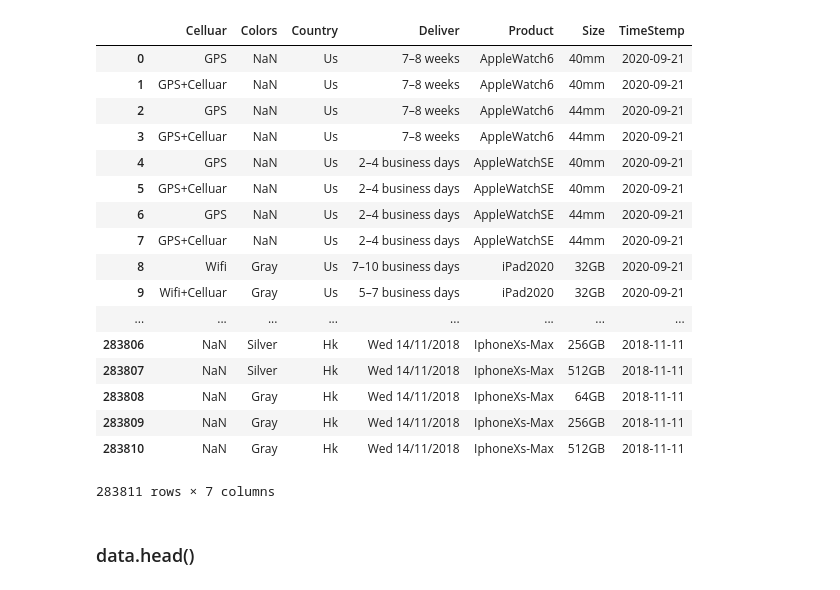
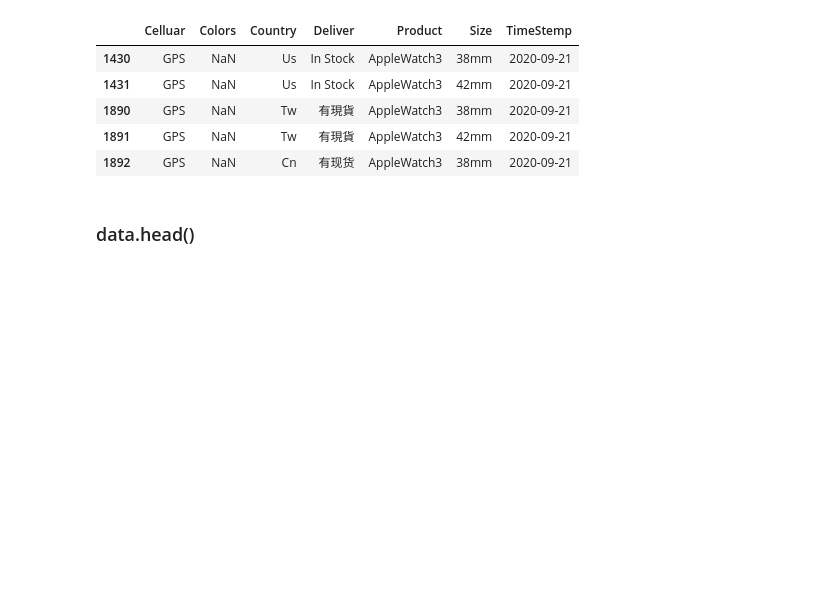
Before and after one commit to b9907051/iphone, a Jupyter notebook: Untitled.ipynb, the cells around one changed output. Saved outputs shown, nothing was run; the diff lists cells and outputs as text; code cells hidden in the pictures; blank space fills up the shorter version.

```diff
--- a/Untitled.ipynb
+++ b/Untitled.ipynb
@@ -3,24 +3,11 @@ import pandas as pd
 import numpy as np
 # %%
 data = pd.read_csv('static/data/Data.csv')
-data.columns
-data.drop(columns=['Unnamed: 0'])
+data[data['Product']=='AppleWatch3'].head()
 # %% [output]
 |  | Celluar | Colors | Country | Deliver | Product | Size | TimeStemp |
-| 0 | GPS | NaN | Us | 7–8 weeks | AppleWatch6 | 40mm | 2020-09-21 |
-| 1 | GPS+Celluar | NaN | Us | 7–8 weeks | AppleWatch6 | 40mm | 2020-09-21 |
-| 2 | GPS | NaN | Us | 7–8 weeks | AppleWatch6 | 44mm | 2020-09-21 |
-| 3 | GPS+Celluar | NaN | Us | 7–8 weeks | AppleWatch6 | 44mm | 2020-09-21 |
-| 4 | GPS | NaN | Us | 2–4 business days | AppleWatchSE | 40mm | 2020-09-21 |
-| 5 | GPS+Celluar | NaN | Us | 2–4 business days | AppleWatchSE | 40mm | 2020-09-21 |
-| 6 | GPS | NaN | Us | 2–4 business days | AppleWatchSE | 44mm | 2020-09-21 |
-| 7 | GPS+Celluar | NaN | Us | 2–4 business days | AppleWatchSE | 44mm | 2020-09-21 |
-| 8 | Wifi | Gray | Us | 7–10 business days | iPad2020 | 32GB | 2020-09-21 |
-| 9 | Wifi+Celluar | Gray | Us | 5–7 business days | iPad2020 | 32GB | 2020-09-21 |
-| ... | ... | ... | ... | ... | ... | ... | ... |
-| 283806 | NaN | Silver | Hk | Wed 14/11/2018 | IphoneXs-Max | 256GB | 2018-11-11 |
-| 283807 | NaN | Silver | Hk | Wed 14/11/2018 | IphoneXs-Max | 512GB | 2018-11-11 |
-| 283808 | NaN | Gray | Hk | Wed 14/11/2018 | IphoneXs-Max | 64GB | 2018-11-11 |
-| 283809 | NaN | Gray | Hk | Wed 14/11/2018 | IphoneXs-Max | 256GB | 2018-11-11 |
-| 283810 | NaN | Gray | Hk | Wed 14/11/2018 | IphoneXs-Max | 512GB | 2018-11-11 |
+| 1430 | GPS | NaN | Us | In Stock | AppleWatch3 | 38mm | 2020-09-21 |
+| 1431 | GPS | NaN | Us | In Stock | AppleWatch3 | 42mm | 2020-09-21 |
+| 1890 | GPS | NaN | Tw | 有現貨 | AppleWatch3 | 38mm | 2020-09-21 |
+| 1891 | GPS | NaN | Tw | 有現貨 | AppleWatch3 | 42mm | 2020-09-21 |
+| 1892 | GPS | NaN | Cn | 有现货 | AppleWatch3 | 38mm | 2020-09-21 |
-283811 rows × 7 columns
```
Also changed, not shown: parts of 3 cells of this notebook, 4 other files.
